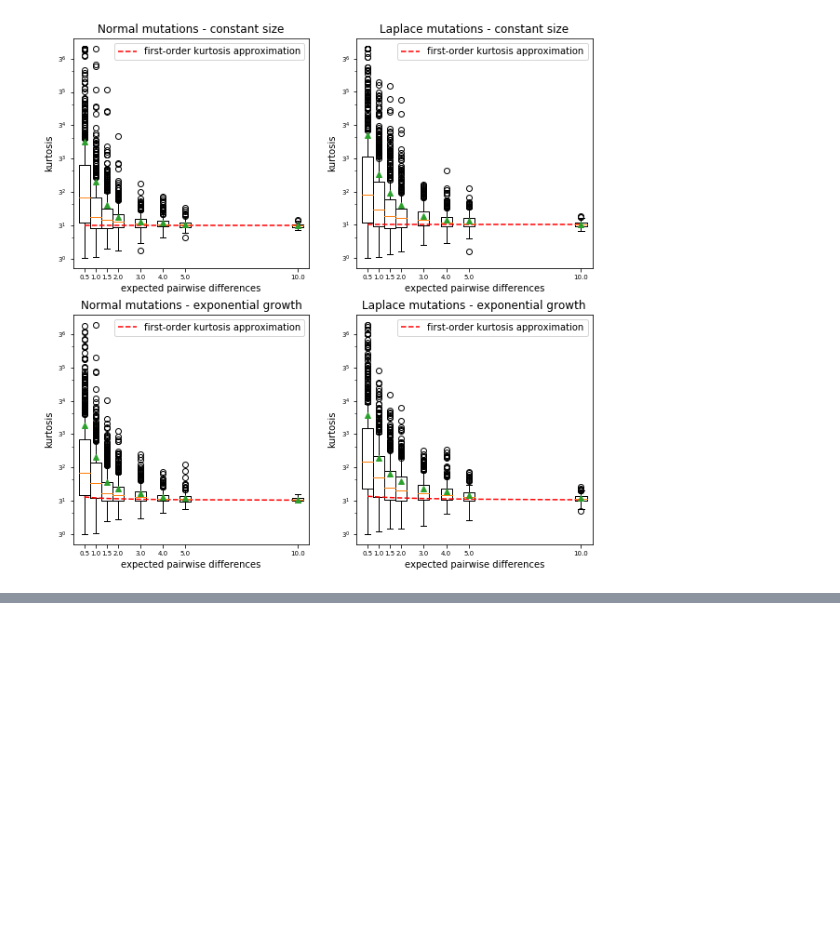
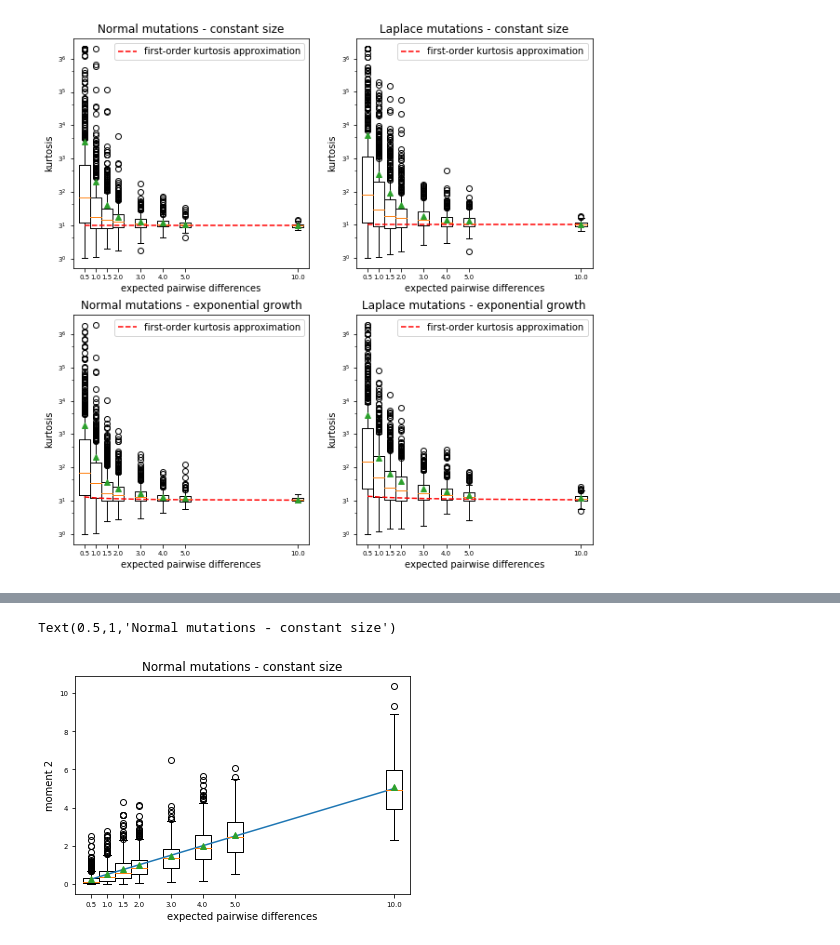
Before and after one commit to emkoch/quant_gen_coal, a Jupyter notebook: programs/msprime_tests.ipynb, the cells around one changed output, grey strips where cells are left out. Drawn from its saved outputs; the diff is of its cells as text; code cells hidden in the pictures; blank space fills up the shorter version.

```diff
--- a/programs/msprime_tests.ipynb
+++ b/programs/msprime_tests.ipynb
@@ -233,3 +246,27 @@ plt.savefig("norm_growth_kurt_sim.pdf", bbox_inches="tight")
 plt.savefig("kurt_sim.pdf", bbox_inches="tight")
 # %% [output]
 [figure]
+# %%
+pop_vars_norm = []
+for ii, pi in enumerate(pi_set):
+    pop_vars_norm.append([0]*nreps[ii])
+    for jj in range(nreps[ii]):
+        pop_vars_norm[ii][jj] = pop_var(sim_phens_norm[ii][jj])
+
+pop_vars_lap = []
+for ii, pi in enumerate(pi_set):
+    pop_vars_lap.append([0]*nreps[ii])
+    for jj in range(nreps[ii]):
+        pop_vars_lap[ii][jj] = pop_var(sim_phens_lap[ii][jj])
+
+pop_vars_growth_lap = []
+for ii, pi in enumerate(pi_set):
+    pop_vars_growth_lap.append([0]*nreps[ii])
+    for jj in range(nreps[ii]):
+        pop_vars_growth_lap[ii][jj] = pop_var(sim_phens_growth_lap[ii][jj])
+
+pop_vars_growth_norm = []
+for ii, pi in enumerate(pi_set):
+    pop_vars_growth_norm.append([0]*nreps[ii])
+    for jj in range(nreps[ii]):
+        pop_vars_growth_norm[ii][jj] = pop_var(sim_phens_growth_norm[ii][jj])
@@ -235,0 +285,12 @@ plt.savefig("kurt_sim.pdf", bbox_inches="tight")
+# %%
+plt.boxplot(pop_vars_norm, positions=pi_set, showmeans=True);
+plt.plot(pi_set, np.array(pi_set)/2.0 )
+plt.tick_params(labelsize=7)
+#plt.yscale("log", basey=10)
+plt.xlabel("expected pairwise differences")
+plt.ylabel("moment 2")
+plt.legend()
+plt.title("Normal mutations - constant size")
+# %% [output]
+Text(0.5,1,'Normal mutations - constant size')
+[figure, added]
```
Also changed, not shown: parts of 20 cells of this notebook, 1 other file.
